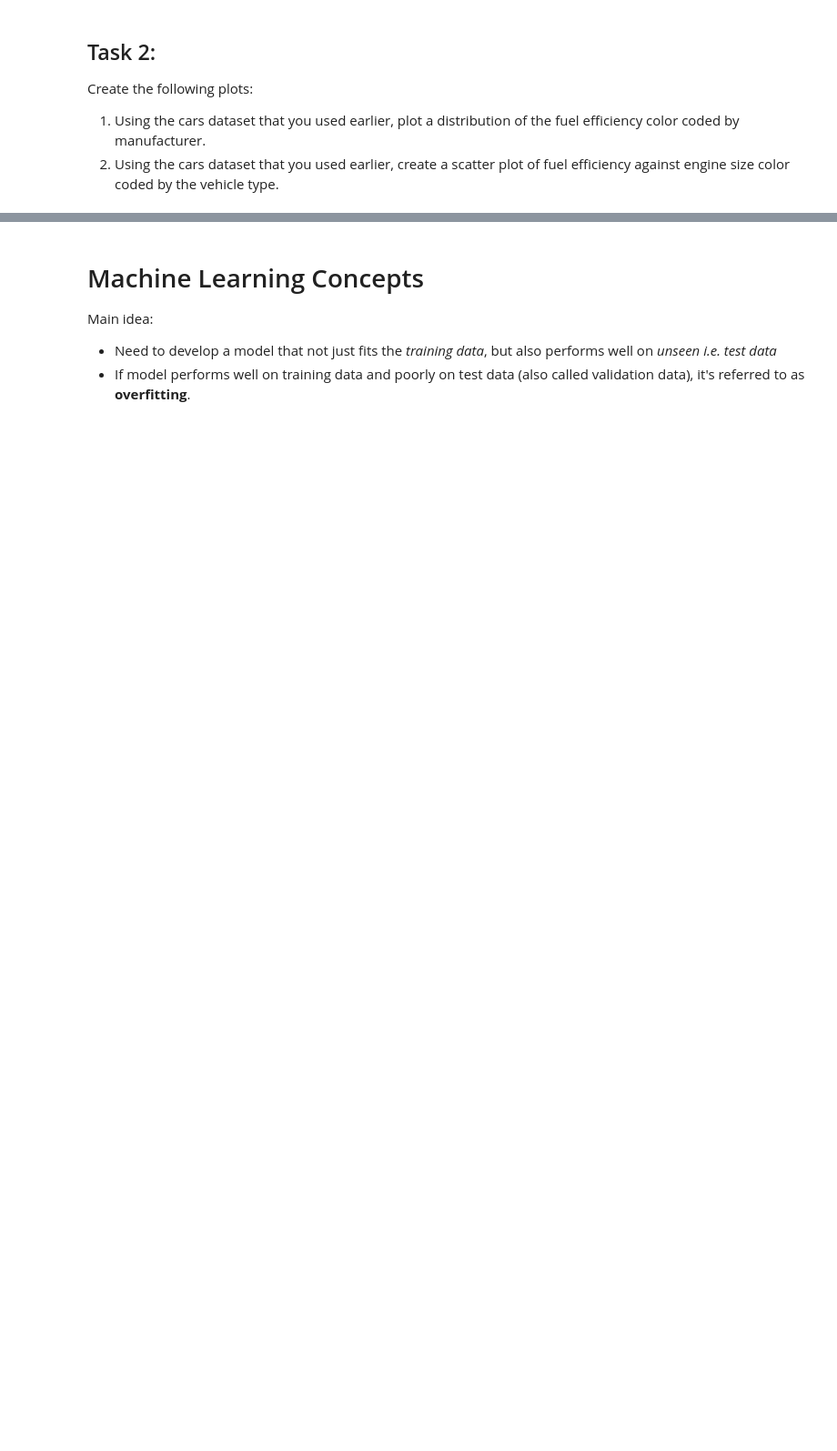
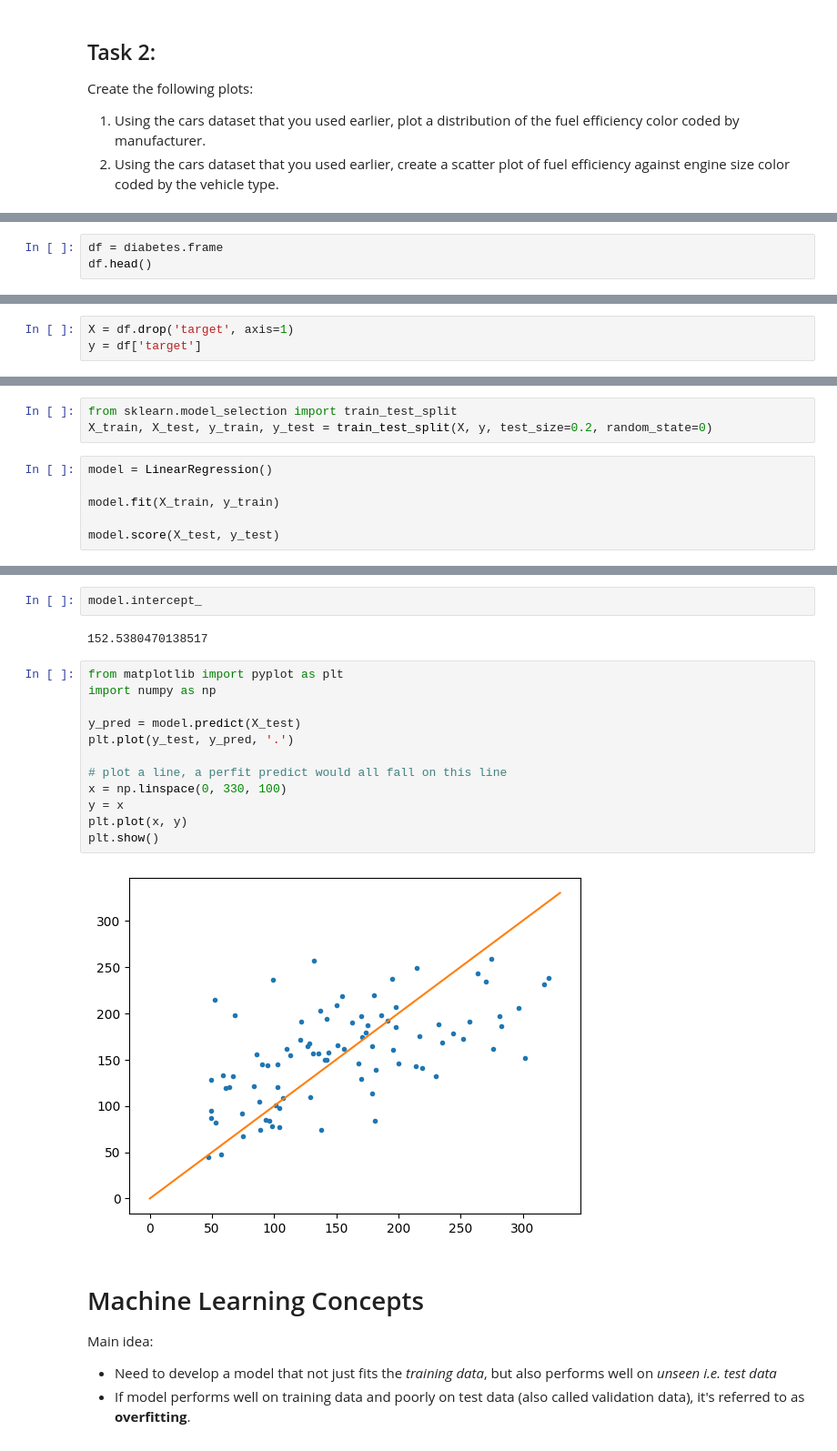
Before and after one commit to a-nagar/vistra-intermediate-fall-2024, a Jupyter notebook: Intermediate_Class1.ipynb, the cells around one changed output, grey strips where cells are left out. Shown: that part at 91% size. Cells and saved outputs as stored; diff of their text form; blank space fills up the shorter version.

```diff
--- a/Intermediate_Class1.ipynb
+++ b/Intermediate_Class1.ipynb
@@ -261,0 +295,3 @@ Create the following plots:
+# %%
+df = diabetes.frame
+df.head()
@@ -261,0 +307,3 @@ Create the following plots:
+# %%
+X = df.drop('target', axis=1)
+y = df['target']
@@ -261,0 +312,9 @@ Create the following plots:
+# %%
+from sklearn.model_selection import train_test_split
+X_train, X_test, y_train, y_test = train_test_split(X, y, test_size=0.2, random_state=0)
+# %%
+model = LinearRegression()
+
+model.fit(X_train, y_train)
+
+model.score(X_test, y_test)
@@ -262,3 +329,21 @@ Create the following plots:
+# %%
+model.intercept_
+# %% [output]
+152.5380470138517
+# %%
+from matplotlib import pyplot as plt
+import numpy as np
+
+y_pred = model.predict(X_test)
+plt.plot(y_test, y_pred, '.')
+
+# plot a line, a perfit predict would all fall on this line
+x = np.linspace(0, 330, 100)
+y = x
+plt.plot(x, y)
+plt.show()
+# %% [output]
+[figure, added]
 # %% [markdown]
 # Machine Learning Concepts
 
```
Also changed, not shown: parts of 11 cells of this notebook.
